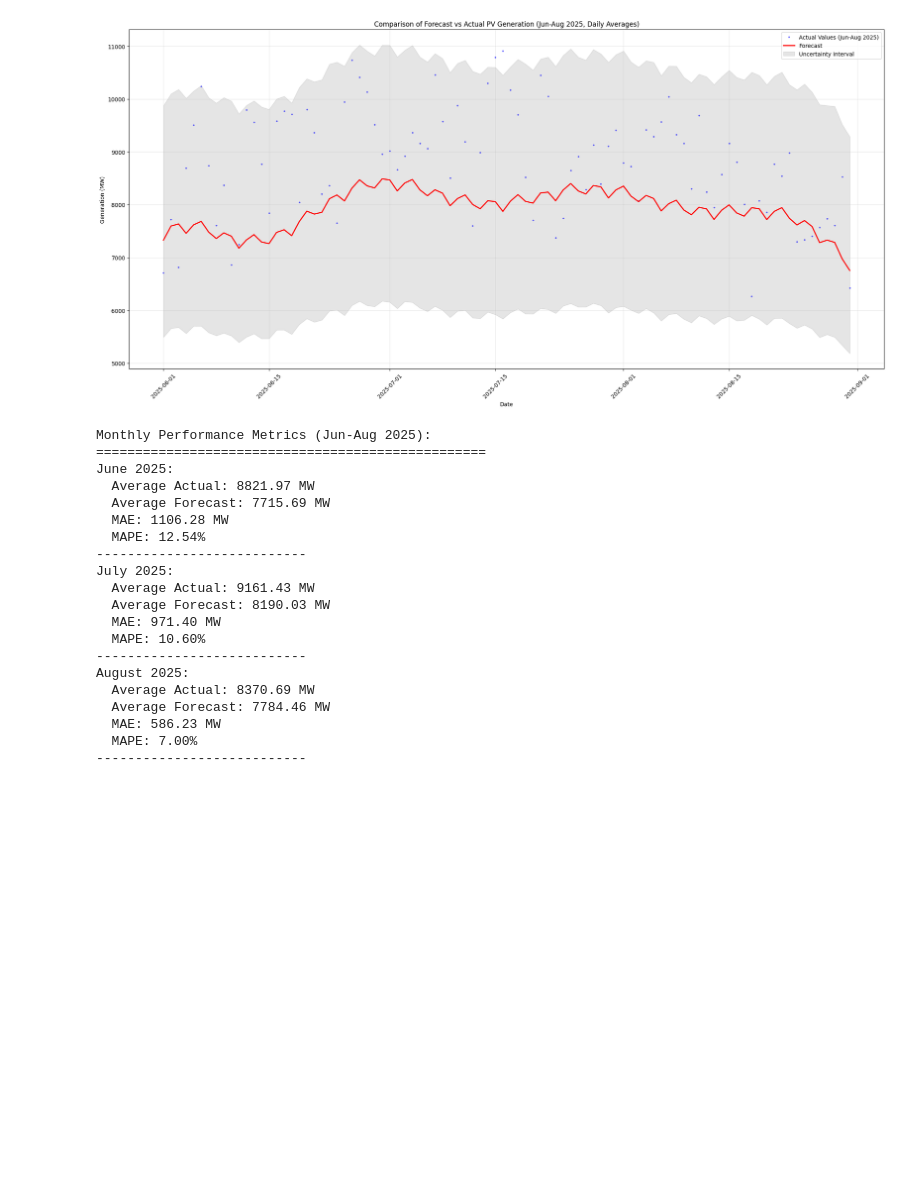
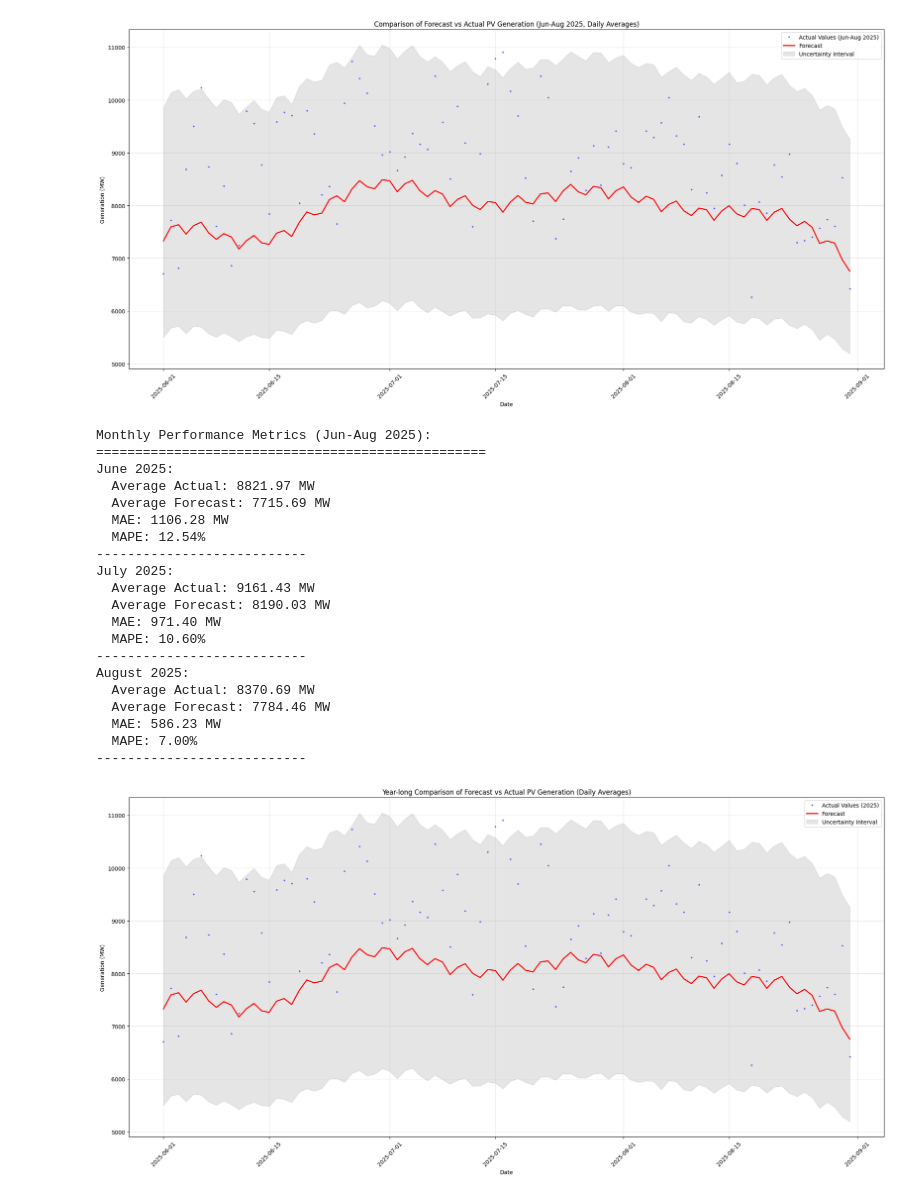
Before and after one commit to sdcastanedaa-max/2025-26-Data-driven, a Jupyter notebook: Prophet/prophet_PV_6-8.ipynb, the cells around one changed output. Drawn from its saved outputs; the diff is of its cells as text; code cells hidden in the pictures; blank space fills up the shorter version.

```diff
--- a/Prophet/prophet_PV_6-8.ipynb
+++ b/Prophet/prophet_PV_6-8.ipynb
@@ -778,6 +779,6 @@ max                22528.673029
 # %%
 # Load actual 2025 data for comparison
-df_2025 = pd.read_csv("../Gen_data/actual_PV_2025.csv")
+df_2025 = pd.read_csv("datasets/Actual_all/actual_PV_2025.csv")
 df_2025
 # %% [output]
 |  | datetime | Area | Production Type | Generation (MWh) |
@@ -1005,7 +1006,7 @@ plt.tight_layout()
 plt.show()
 
 # Add monthly statistics
-monthly_stats = comparison.set_index('ds').resample('ME').agg({
+monthly_stats = comparison.set_index('ds').resample('M').agg({
     'y': 'mean',
     'yhat': 'mean'
 }).reset_index()
@@ -1052,3 +1053,91 @@ August 2025:
   MAE: 586.23 MW
   MAPE: 7.00%
 ---------------------------
+# %%
+# Plot comparison between forecast and actual values
+plt.figure(figsize=(20, 10))
+
+# Create daily averages for better visualization
+daily_comparison = comparison.set_index('ds').resample('D').mean().reset_index()
+
+# Plot daily averages
+plt.plot(daily_comparison['ds'], daily_comparison['y'], 'b.', label='Actual Values (2025)', alpha=0.5, markersize=4)
+plt.plot(daily_comparison['ds'], daily_comparison['yhat'], 'r-', label='Forecast', linewidth=2)
+
+# Plot uncertainty intervals
+plt.fill_between(daily_comparison['ds'],
+                daily_comparison['yhat_lower'],
+                daily_comparison['yhat_upper'],
+                color='gray',
+                alpha=0.2,
+                label='Uncertainty Interval')
+
+plt.title("Year-long Comparison of Forecast vs Actual PV Generation (Daily Averages)")
+plt.xlabel("Date")
+plt.ylabel("Generation (MW)")
+plt.legend(loc='upper right')
+plt.grid(True, alpha=0.3)
+
+# Rotate x-axis labels for better readability
+plt.xticks(rotation=45)
+
+# Adjust layout to prevent label cutoff
+plt.tight_layout()
+plt.show()
+
+# Add monthly statistics
+from sklearn.metrics import r2_score
+
+# Calculate R^2 and nRMSE for each month
+print("\nMonthly Performance Metrics:")
+print("===========================")
+
+# Get unique months from the comparison data
+comparison['year_month'] = comparison['ds'].dt.to_period('M')
+unique_months = comparison['year_month'].unique()
+
+for month_period in unique_months:
+    # Filter data for this specific month
+    month_mask = comparison['year_month'] == month_period
+    month_data = comparison[month_mask]
+
+    # Skip months with insufficient data
+    if len(month_data) < 2:
+        print(f"{month_period.strftime('%B %Y')}: No data available")
+        print("---------------------------")
+        continue
+
+    # Calculate metrics
+    actual = month_data['y'].values
+    predicted = month_data['yhat'].values
+
+    # Calculate MAE
+    mae = mean_absolute_error(actual, predicted)
+
+    # Calculate MAPE (excluding zero values)
+    non_zero_mask = actual > 0
+    if non_zero_mask.sum() > 0:
+        mape = np.mean(np.abs((actual[non_zero_mask] - predicted[non_zero_mask]) / actual[non_zero_mask])) * 100
+    else:
+        mape = np.nan
+
+    # Calculate R^2
+    r2 = r2_score(actual, predicted)
+
+    # Calculate nRMSE (normalized by installed capacity)
+    rmse = np.sqrt(mean_squared_error(actual, predicted))
+    nrmse = (rmse / installed_capacity) * 100
+
+    print(f"{month_period.strftime('%B %Y')}:")
+    print(f"  Average Actual: {actual.mean():.2f} MW")
+    print(f"  Average Forecast: {predicted.mean():.2f} MW")
+    print(f"  MAE: {mae:.2f} MW")
+    if np.isnan(mape):
+        print("  MAPE: N/A (zero values in actual data)")
+    else:
+        print(f"  MAPE: {mape:.2f}%")
+    print(f"  R²: {r2:.4f}")
+    print(f"  nRMSE: {nrmse:.2f}%")
+    print("---------------------------")
+# %% [output]
+[figure, added]
```
Also changed, not shown: parts of 11 cells of this notebook, 2 other files.
